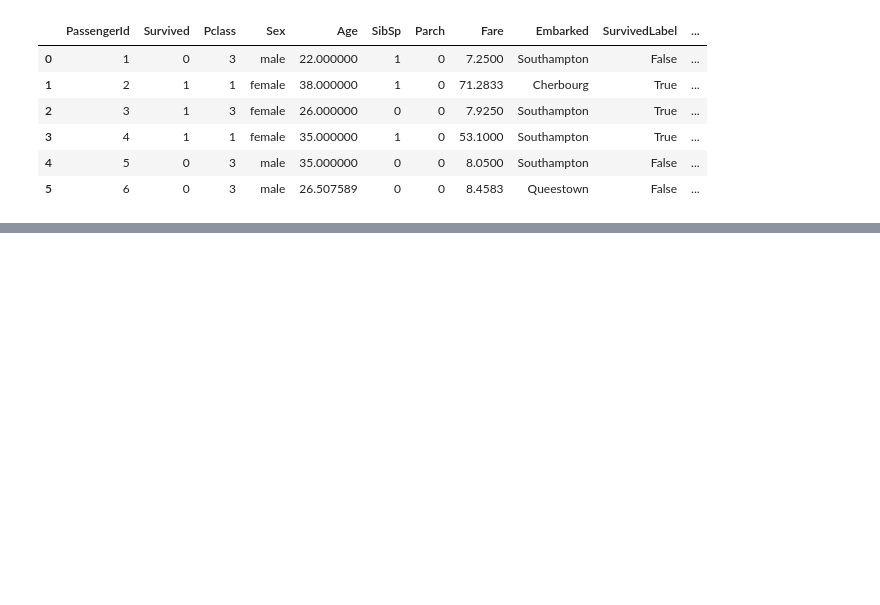
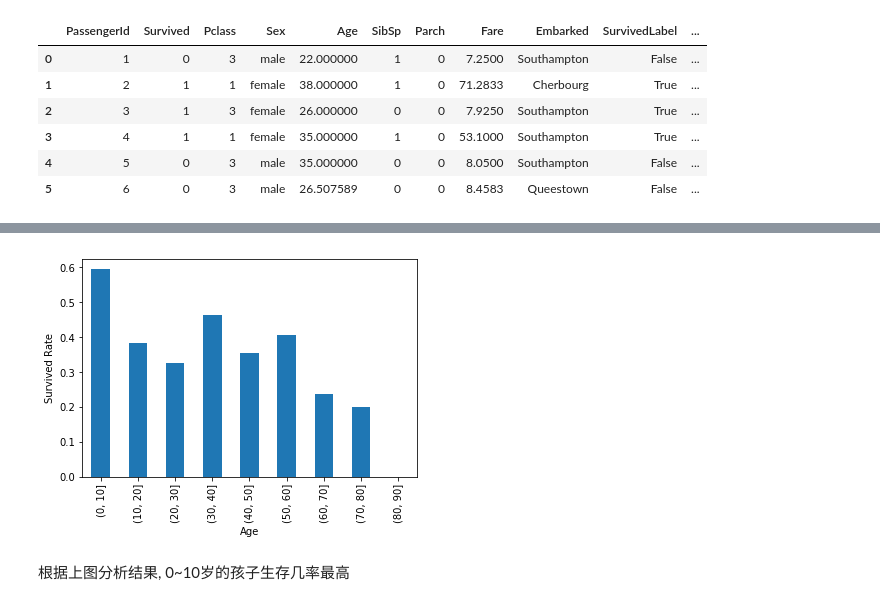
Before and after one commit to vclub/DeepLearingProject, a Jupyter notebook: DataAnalysis/DataAnalysis.ipynb, the cells around one changed output, grey strips where cells are left out. Saved outputs shown, nothing was run; the diff lists cells and outputs as text; code cells hidden in the pictures; blank space fills up the shorter version.

```diff
--- a/DataAnalysis/DataAnalysis.ipynb
+++ b/DataAnalysis/DataAnalysis.ipynb
@@ -219,0 +286,10 @@ print('家庭成员相关性：%s'%correlation(titanic_df['Survived'],titanic_df
+# %%
+# 可视化不同年龄段生还概率
+Age_Survived.groupby('i')['Survived'].mean().plot(kind='bar')
+plt.xlabel('Age')
+plt.ylabel('Survived Rate')
+plt.show()
+# %% [output]
+[figure, added]
+# %% [markdown]
+根据上图分析结果, 0~10岁的孩子生存几率最高
```
Also changed, not shown: parts of 29 cells of this notebook, 3 other files.
